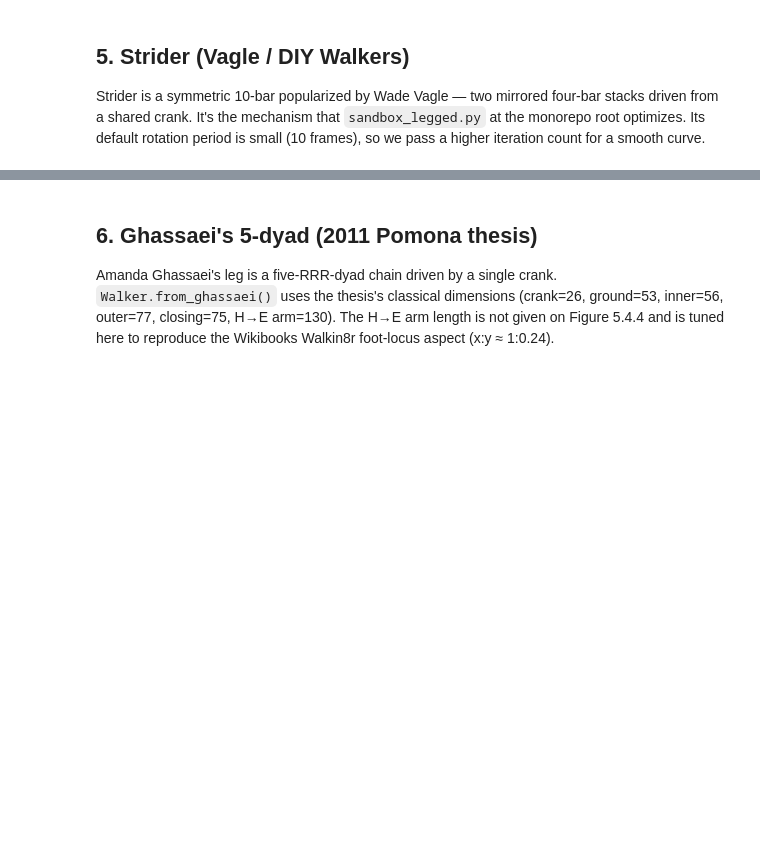
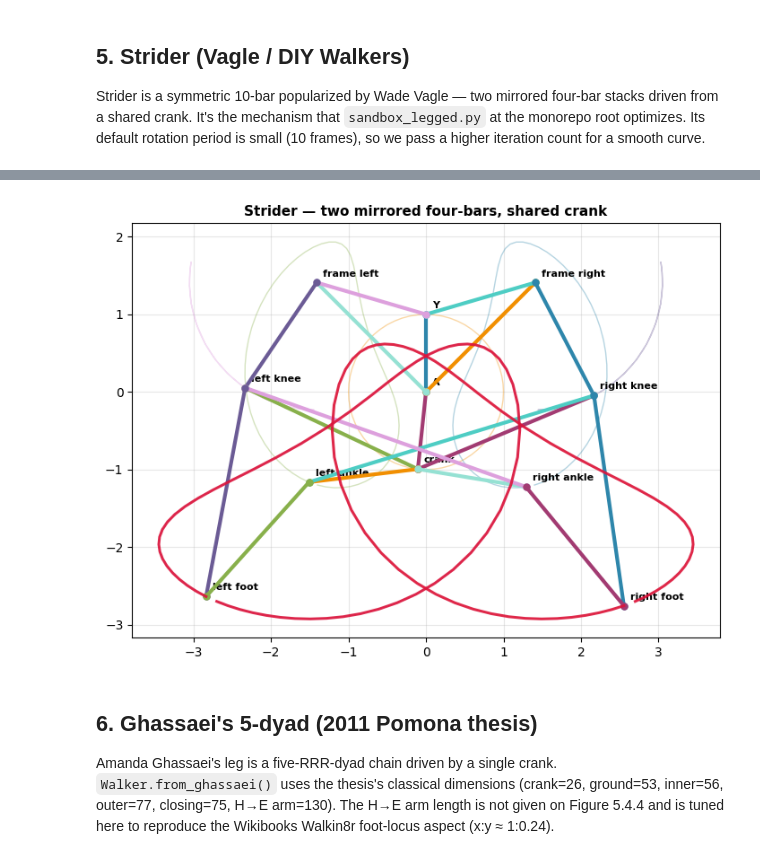
Before and after one commit to HugoFara/leggedsnake, a Jupyter notebook: examples/01_walkers_gallery.ipynb, the cells around one changed output, grey strips where cells are left out. Drawn from its saved outputs; the diff is of its cells as text; code cells hidden in the pictures; blank space fills up the shorter version.

```diff
--- a/examples/01_walkers_gallery.ipynb
+++ b/examples/01_walkers_gallery.ipynb
@@ -121,3 +111,12 @@ plt.show()
+# %%
+# Strider's factory angular velocity is coarse (10 steps per rotation);
+# we pass a finer value so the foot curve is smooth in the plot.
+from math import tau
+strider = ls.Walker.from_strider(angular_velocity=-tau / 60)
+show_walker(strider, "Strider — two mirrored four-bars, shared crank",
+            figsize=(9, 6))
+# %% [output]
+[figure, added]
 # %% [markdown]
 ## 6. Ghassaei's 5-dyad (2011 Pomona thesis)
 
```
Also changed, not shown: parts of 14 cells of this notebook, 1 other file.
